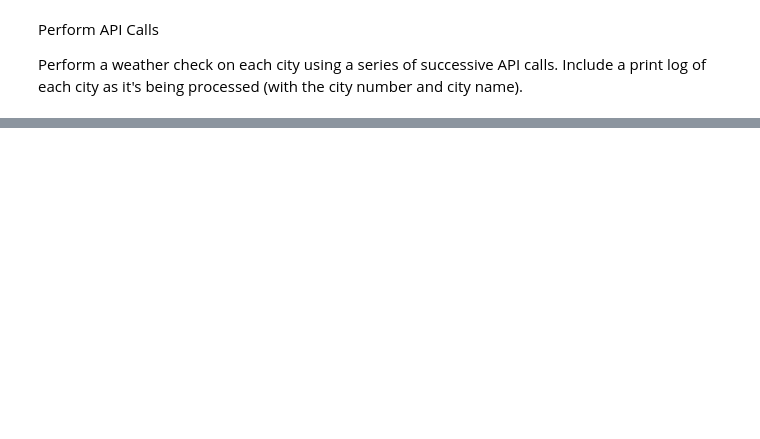
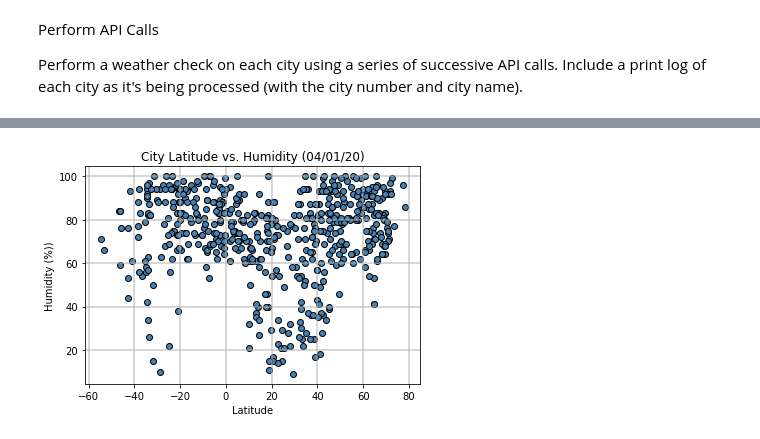
Before and after one commit to KenSikes/python-api-challenge, a Jupyter notebook: WeatherPy/WeatherPy.ipynb, the cells around one changed output, grey strips where cells are left out. Saved outputs shown, nothing was run; the diff lists cells and outputs as text; code cells hidden in the pictures; blank space fills up the shorter version.

```diff
--- a/WeatherPy/WeatherPy.ipynb
+++ b/WeatherPy/WeatherPy.ipynb
@@ -144,0 +158,10 @@ weather_info_df.head()
+# %%
+#Latitude vs. Humidity Plot scatter plot
+plt.scatter(weather_info_df["Lat"], weather_info_df["Humidity"], color = "steelblue", edgecolor = "black")
+
+plt.title("City Latitude vs. Humidity (04/01/20)")
+plt.xlabel("Latitude")
+plt.ylabel("Humidity (%))")
+plt.grid(linestyle='-', linewidth=2, alpha=0.5)
+# %% [output]
+[figure, added]
```
Also changed, not shown: parts of 29 cells of this notebook.
